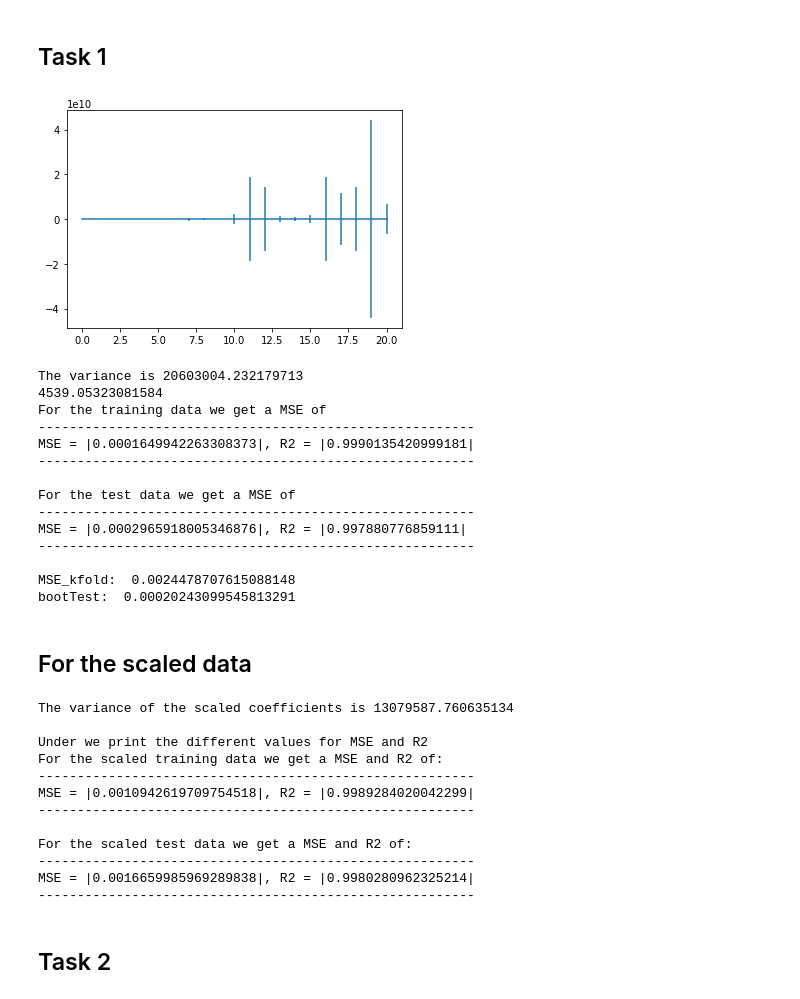
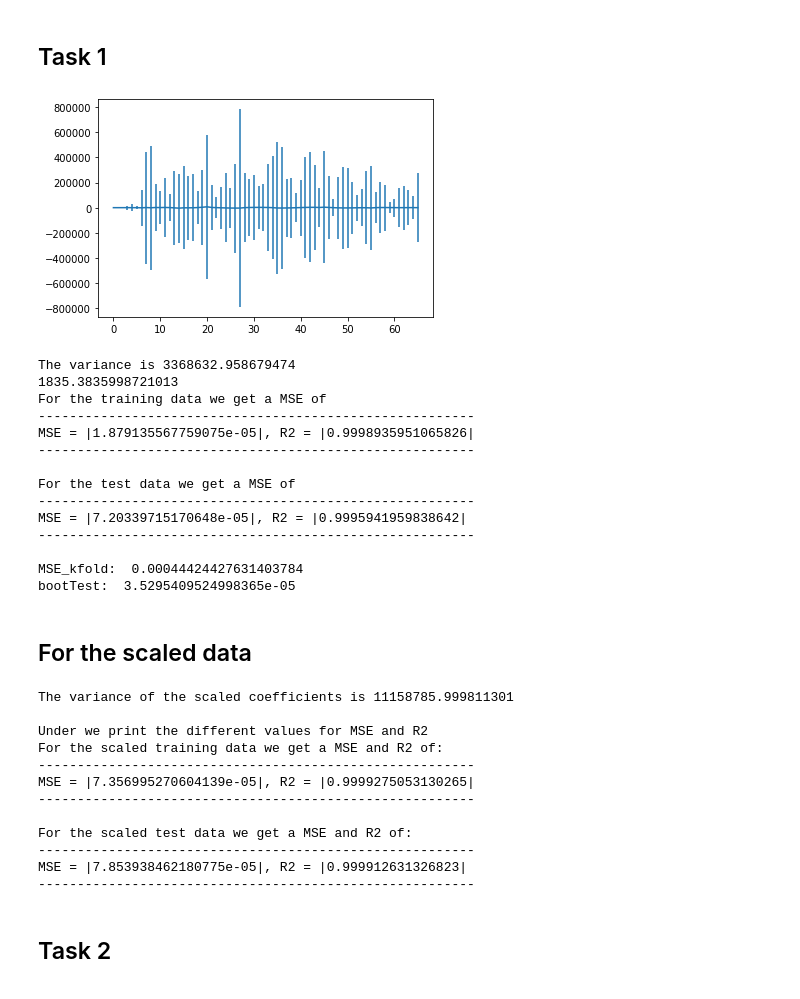
Before and after one commit to MortenTryti/MachineLearning, a Jupyter notebook: Project 1/Project_1_Lasso.ipynb, the cells around one changed output. Saved outputs shown, nothing was run; the diff lists cells and outputs as text; code cells hidden in the pictures.

```diff
--- a/Project 1/Project_1_Lasso.ipynb
+++ b/Project 1/Project_1_Lasso.ipynb
@@ -70,7 +70,7 @@ def ridgeregg(X,y, lmb = 0.0001):
 
 #Lassoregression using sklern
 def lassoregg(X,y,lmb = 0.0001):
-    RegLasso = Lasso(lmb,fit_intercept=False)
+    RegLasso = Lasso(lmb,fit_intercept=False,max_iter=10000)
     RegLasso.fit(X,y)
     return RegLasso.coef_
     #pred_y = RegLasso.predict(X)
@@ -200,10 +200,9 @@ def plotMSEcomplexity(x,y,z,n):
 
 
 def confidense(y,X): #finding the confidence intervall for beta
-    #conf = np.zeros(len(beta))
-    betavar = np.var(y)
+    var = 1
     XtX = np.linalg.pinv(X.T@X)
-    conf = betavar * np.diag(XtX)
+    conf = 2*var*np.sqrt(np.diag(XtX))
     return conf
 
 def biassVariance(y,y_pred):
@@ -295,7 +294,7 @@ z = z #+ .1 * np.random.randn(npoints)
 
 #surfaceplot(x,y,z)
 # %%
-n = 5
+n = 10
 
 
 #x = np.sort(np.random.uniform(0.0 , 1.0 , npoints))
@@ -348,48 +347,48 @@ MSElist = []
 R2list = []
 for i in range(28):
     bootX,bootz = resample(X_train,z_train.reshape(-1,1))
 
 
     bootbetaOLS = OLSmethod(bootX,bootz)
 
     ypred = bootX @ bootbetaOLS
     MSElist.append(MSE(z_train,ypred))
     R2list.append(R2(bootz,ypred))
 
 
 #X_scale = np.ones_like(X)
 #scaler = StandardScaler()
 #X_scale[1:,:] = scaler.fit_transform(X[1:,:])
 #z_scaled = scaler.fit_transform(z.reshape(-1,1))
 
 
 
 
 #X_strain, X_stest, z_strain, z_stest = train_test_split(X_scale, z_scaled.reshape(-1,1) , test_size = 0.2 )
 
 #print(np.mean(MSElist))
 #print(np.mean(R2list))
 
 
 print('MSE_kfold: ',k_foldOLS(z, 20,X))
 boot_train_error, boot_test_error, variance,bias =BootstrapOLS(X_train,X_test,z_train,z_test,100)
 print('bootTest: ', boot_test_error)
 # %% [output]
-[figure, old version]
+[figure, new version]
-The variance is 20603004.232179713
-4539.05323081584
+The variance is 3368632.958679474
+1835.3835998721013
 For the training data we get a MSE of
 --------------------------------------------------------
-MSE = |0.0001649942263308373|, R2 = |0.9990135420999181|
+MSE = |1.879135567759075e-05|, R2 = |0.9998935951065826|
 --------------------------------------------------------
 
 For the test data we get a MSE of
 --------------------------------------------------------
-MSE = |0.0002965918005346876|, R2 = |0.997880776859111|
+MSE = |7.20339715170648e-05|, R2 = |0.9995941959838642|
 --------------------------------------------------------
 
-MSE_kfold:  0.0024478707615088148
-bootTest:  0.00020243099545813291
+MSE_kfold:  0.00044424427631403784
+bootTest:  3.5295409524998365e-05
 # %% [markdown]
 ## For the scaled data
 # %%
@@ -423,17 +422,17 @@ ztilde = X_stest @ betascaledOCS
 
 printQ(z_stest,ztilde)
 # %% [output]
-The variance of the scaled coefficients is 13079587.760635134
+The variance of the scaled coefficients is 11158785.999811301
 
 Under we print the different values for MSE and R2
 For the scaled training data we get a MSE and R2 of:
 --------------------------------------------------------
-MSE = |0.0010942619709754518|, R2 = |0.9989284020042299|
+MSE = |7.356995270604139e-05|, R2 = |0.9999275053130265|
 --------------------------------------------------------
 
 For the scaled test data we get a MSE and R2 of:
 --------------------------------------------------------
-MSE = |0.0016659985969289838|, R2 = |0.9980280962325214|
+MSE = |7.853938462180775e-05|, R2 = |0.999912631326823|
 --------------------------------------------------------
 # %% [markdown]
 ## Task 2
```
Also changed, not shown: parts of 4 cells of this notebook.
